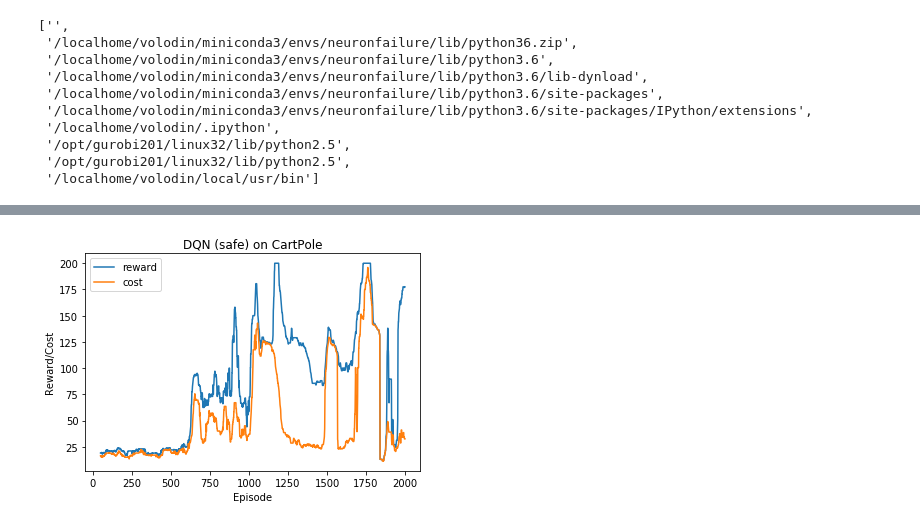
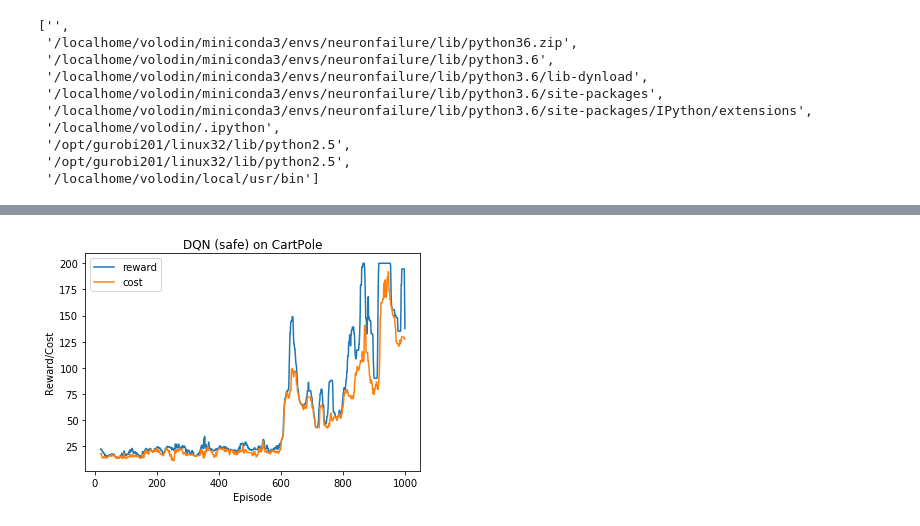
Before and after one commit to sergeivolodin/SafeContinuousStateRL, a Jupyter notebook: cartpole_safety_sdqn.ipynb, the cells around one changed output, grey strips where cells are left out. Drawn from its saved outputs; the diff is of its cells as text; code cells hidden in the pictures.

```diff
--- a/cartpole_safety_sdqn.ipynb
+++ b/cartpole_safety_sdqn.ipynb
@@ -254,7 +254,10 @@ def jsd(x, y):
     return 0.5 * kl(x, M) + 0.5 * kl(y, M)
 # %%
 # logits of policy (taken, from original state)
-loss_jsd = tf.reduce_mean(jsd(logits_from, logits_new_policy))
+# using MSE instead of JSD...
+loss_jsd = tf.reduce_mean(mse(logits_from, logits_new_policy))
+
+#loss_jsd = tf.reduce_mean(jsd(logits_from, logits_new_policy))
 # %%
 tf.summary.scalar('q_norm_r', tf.reduce_mean(tf.norm(q_reward, axis = 1)))
 tf.summary.scalar('q_norm_d', tf.reduce_mean(tf.norm(q_cost, axis = 1)))
@@ -343,4 +347,13 @@ def get_rollout():
 # %%
 # using a separate optimizer for each loss (can have different coefficients...)
 losses = [loss_r, loss_d, loss_t, loss_jsd]
-opt = tf.group([tf.train.AdamOptimizer(0.1).minimize(loss) for loss in losses])
+bellman_losses = [loss_r, loss_d, loss_t]
+
+def loss_to_opt(lst):
+    """ List of losses -> group optimize operation """
+    return tf.group([tf.train.AdamOptimizer(0.1).minimize(loss) for loss in lst])
+
+
+# iteration for Bellman updates
+opt_bellman = loss_to_opt(bellman_losses)
+opt_jsd = loss_to_opt([loss_jsd])
@@ -498,7 +517,7 @@ def test_decay():
     assert get_current_eps(eps_decay, 0) == 0.9
 test_decay()
 # %%
-eps_decay = {0: 0.9, 300: 0.5, 500: 0.1, 800: 0}
+eps_decay = {0: 0.9, 300: 0.5, 300: 0.1, 400: 0}
 #eps_decay = {0: 0.9, 300: 0., 1300: 0.1, 1500: 0}
 # %%
 plt.title('Epsilon greedy decay')
@@ -517,5 +546,6 @@ c = []
 # %%
-for i in tqdm(range(1000)):
+# Learning q-network
+for i in tqdm(range(500)):
     # obtaining current epsilon for exploration
     #print('GetEps')
     eps = get_current_eps(eps_decay, i)
@@ -529,8 +559,6 @@ for i in tqdm(range(1000)):
         r.append(np.sum(R))
         c.append(np.sum(C))
 
-    #print('Train')
-
     # training the agent
-    train_step(L = 100, d0_ = 1000)
+    train_step(L = 100, d0_ = 1000, learn_policy = False, learn_q = True)
     #print(len(replay.buf))
@@ -537,15 +719,15 @@ for i in tqdm(range(1000)):
 # %%
 plt.figure()
 plt.title('DQN (safe) on CartPole')
-plt.plot(pd.DataFrame(r).rolling(50).median(), label = 'reward')
-plt.plot(pd.DataFrame(c).rolling(50).median(), label = 'cost')
+plt.plot(pd.DataFrame(r).rolling(20).median(), label = 'reward')
+plt.plot(pd.DataFrame(c).rolling(20).median(), label = 'cost')
 plt.xlabel('Episode')
 plt.ylabel('Reward/Cost')
 plt.savefig('sdqn.eps', bbox_inches = 'tight')
 plt.legend()
 plt.show()
 # %% [output]
-[figure, old version]
+[figure, new version]
 # %% [markdown]
 Weird that the agent unlearns everything for some reason. What works and doesn't work:
 1. Bellman (b) + JSD (j) + log_r for action selection -
```
Also changed, not shown: parts of 17 cells of this notebook, 1 other file.
